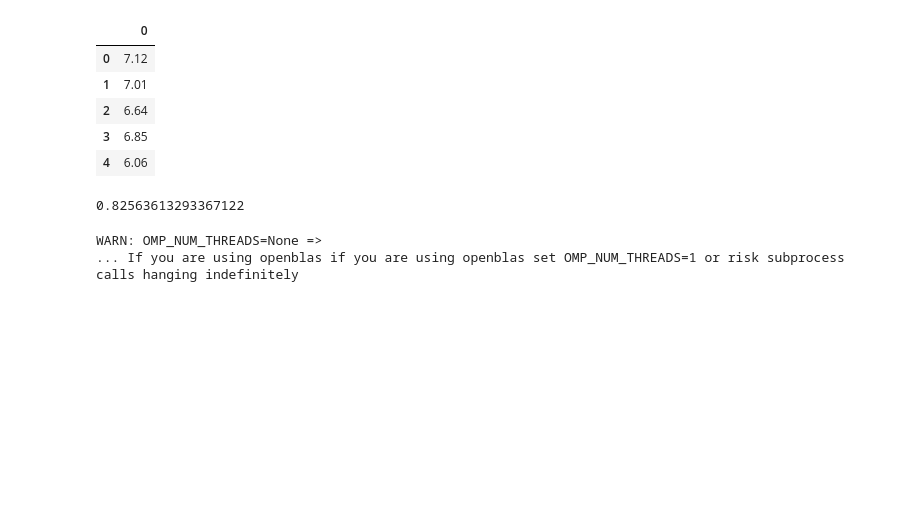
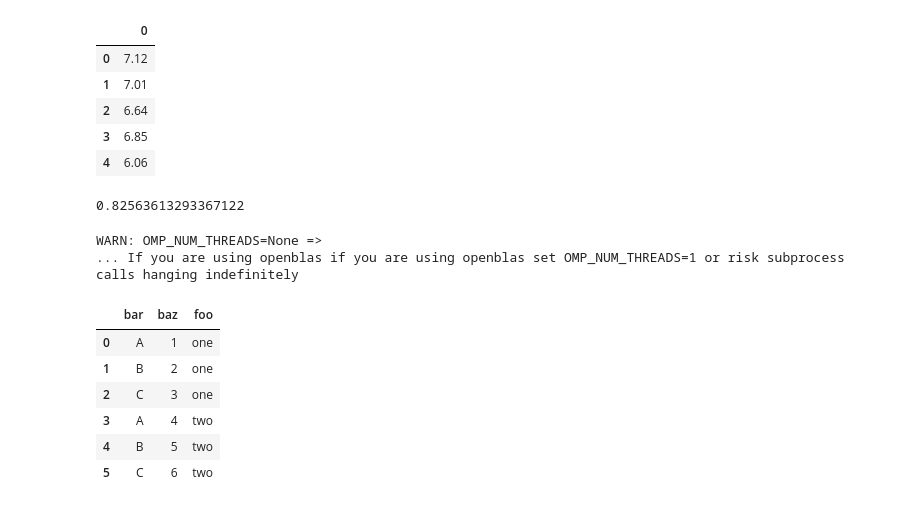
Before and after one commit to Jodahr/ImdbMovies, a Jupyter notebook: Untitled.ipynb, the cells around one changed output. Cells and saved outputs as stored; diff of their text form; code cells hidden in the pictures; blank space fills up the shorter version.

```diff
--- a/Untitled.ipynb
+++ b/Untitled.ipynb
@@ -198,3 +258,16 @@ from hpsklearn import HyperoptEstimator, svc
 # %% [output]
 WARN: OMP_NUM_THREADS=None =>
 ... If you are using openblas if you are using openblas set OMP_NUM_THREADS=1 or risk subprocess calls hanging indefinitely
+# %%
+df2 = pd.DataFrame({'foo': ['one','one','one','two','two','two'],
+                       'bar': ['A', 'B', 'C', 'A', 'B', 'C'],
+                       'baz': [1, 2, 3, 4, 5, 6]})
+df2
+# %% [output]
+|  | bar | baz | foo |
+| 0 | A | 1 | one |
+| 1 | B | 2 | one |
+| 2 | C | 3 | one |
+| 3 | A | 4 | two |
+| 4 | B | 5 | two |
+| 5 | C | 6 | two |
```
Also changed, not shown: parts of 19 cells of this notebook.
